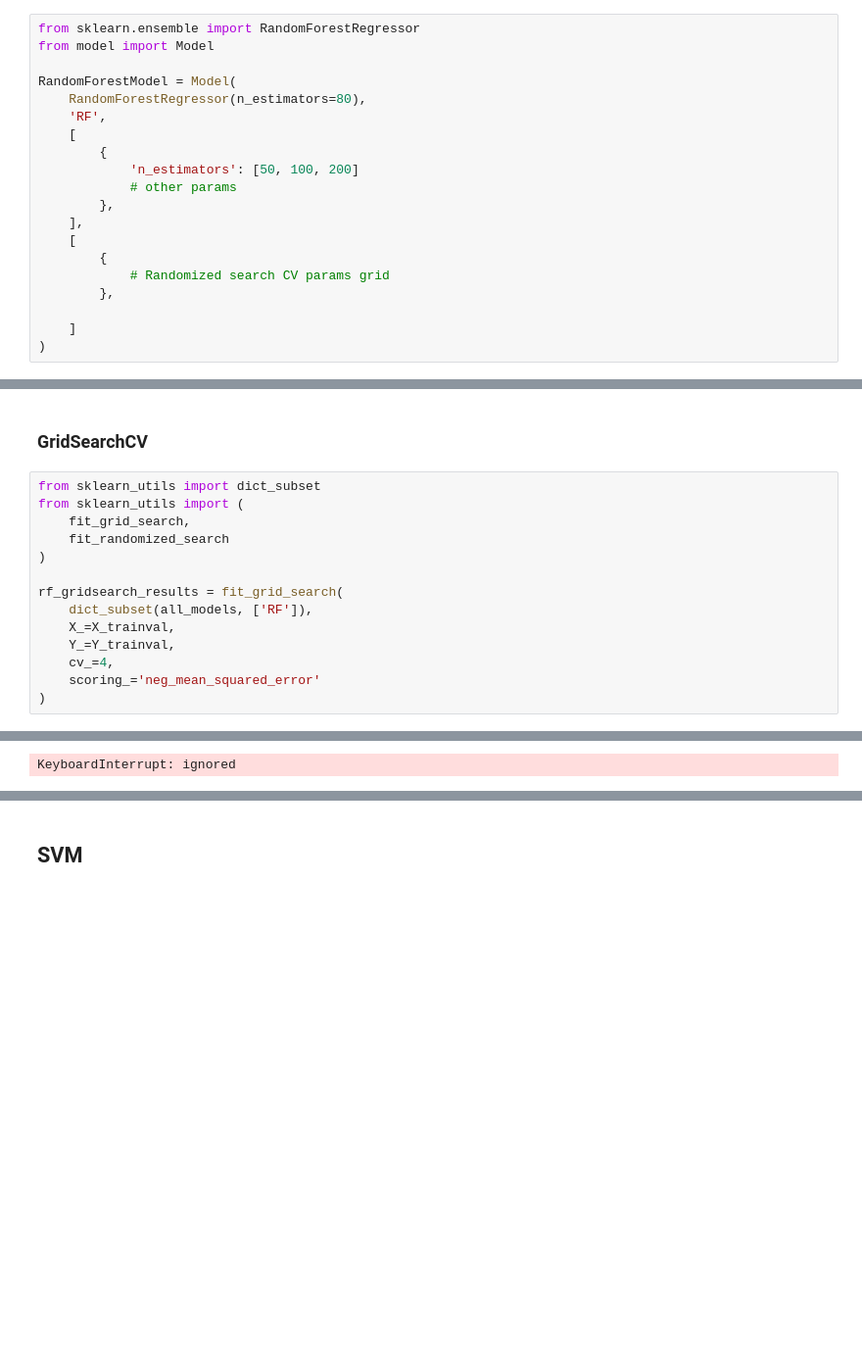
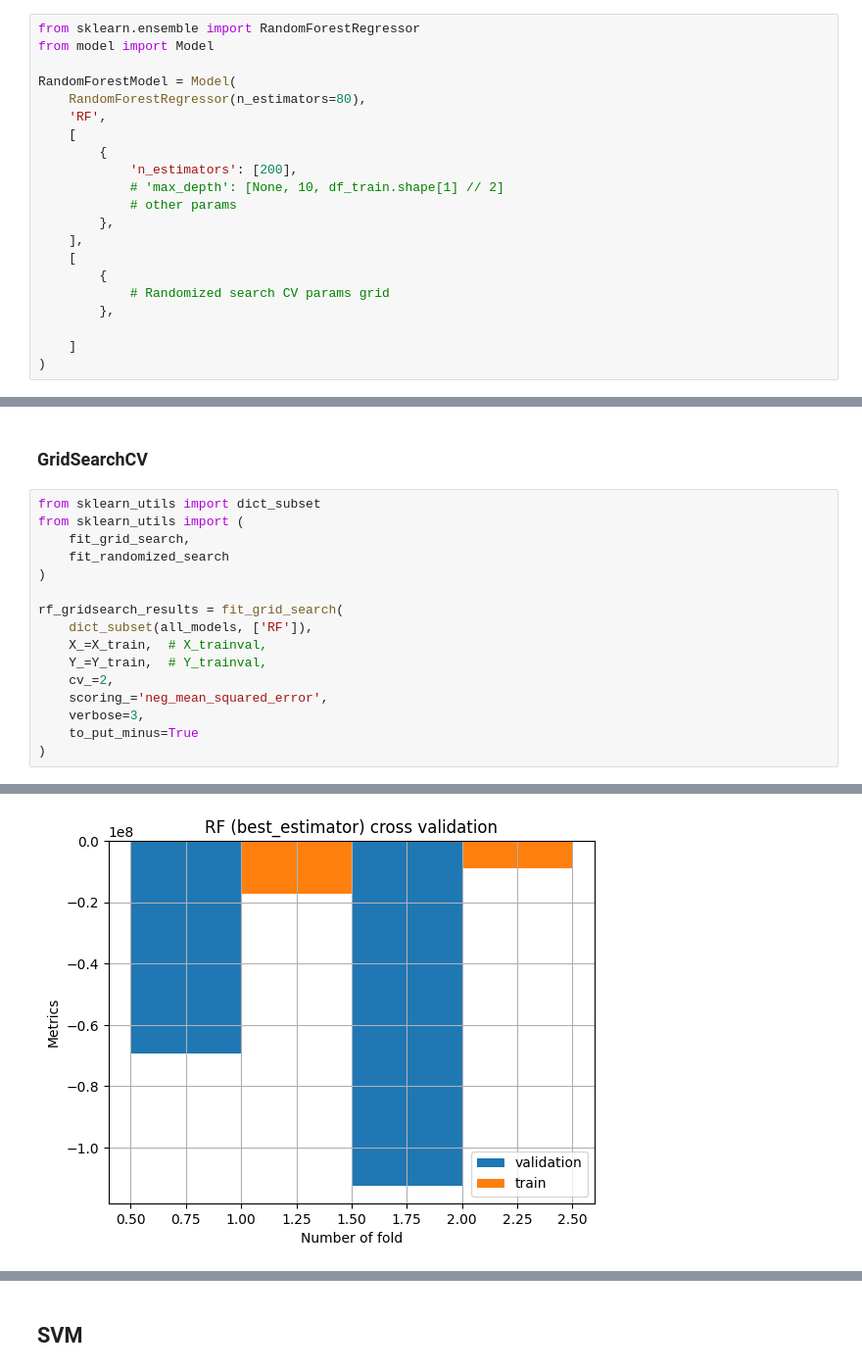
Before and after one commit to PashaIanko/Kaggle.ParisHousingPrices, a Jupyter notebook: 3_model_preparation.ipynb, the cells around one changed output, grey strips where cells are left out. Shown at 98% size. Drawn from its saved outputs; the diff is of its cells as text; blank space fills up the shorter version.

```diff
--- a/3_model_preparation.ipynb
+++ b/3_model_preparation.ipynb
@@ -188,7 +148,8 @@ RandomForestModel = Model(
     'RF',
     [
         {
-            'n_estimators': [50, 100, 200]
+            'n_estimators': [200],
+            # 'max_depth': [None, 10, df_train.shape[1] // 2]
             # other params
         },
     ],
@@ -252,10 +226,12 @@ from sklearn_utils import (
 
 rf_gridsearch_results = fit_grid_search(
     dict_subset(all_models, ['RF']),
-    X_=X_trainval,
-    Y_=Y_trainval,
-    cv_=4,
-    scoring_='neg_mean_squared_error'
+    X_=X_train,  # X_trainval,
+    Y_=Y_train,  # Y_trainval,
+    cv_=2,
+    scoring_='neg_mean_squared_error',
+    verbose=3,
+    to_put_minus=True
 )
 # %% [output]
 Fitting RF
@@ -262 +241 @@ Fitting RF
-KeyboardInterrupt: ignored
+[figure, added]
```
Also changed, not shown: parts of 32 cells of this notebook.
